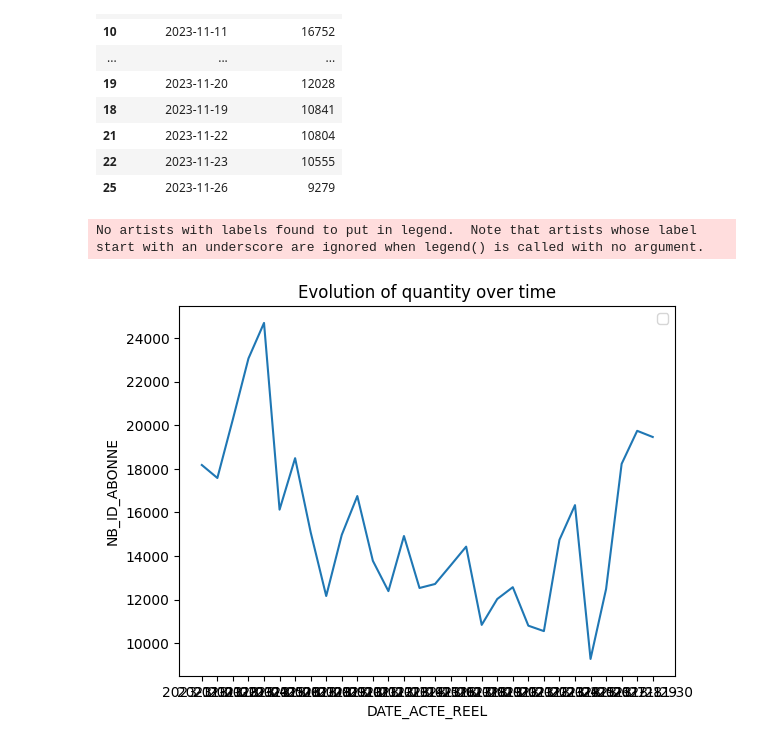
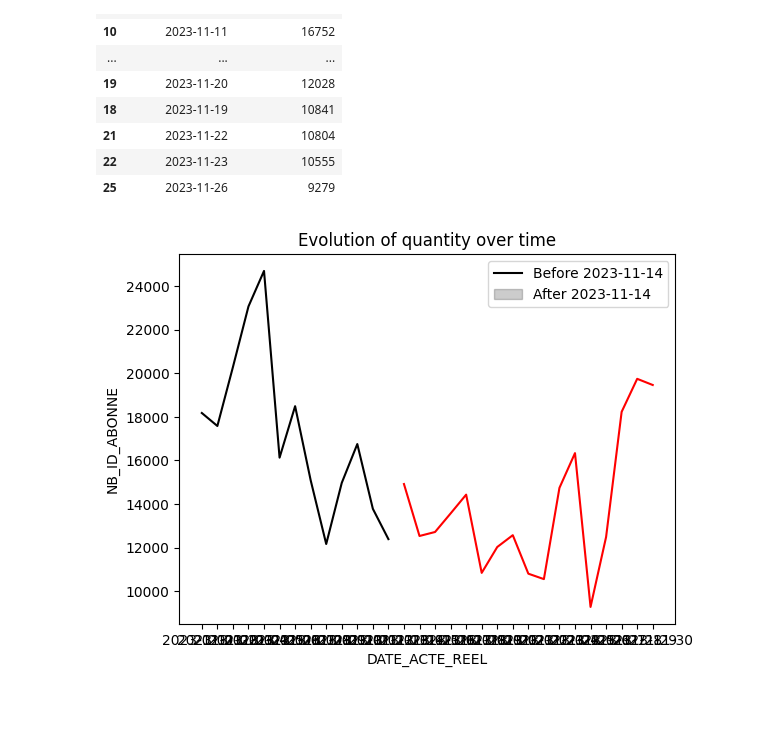
Before and after one commit to Statapp-CANAL/Statapp-CANAL, a Jupyter notebook: Data_operations/antoine.ipynb, the cells around one changed output. Drawn from its saved outputs; the diff is of its cells as text; code cells hidden in the pictures; blank space fills up the shorter version.

```diff
--- a/Data_operations/antoine.ipynb
+++ b/Data_operations/antoine.ipynb
@@ -136,13 +172,16 @@ df_repartition_promo
 | 22 | 2023-11-23 | 10555 |
 | 25 | 2023-11-26 | 9279 |
 # %%
-sns.lineplot(x='DATE_ACTE_REEL', y='NB_ID_ABONNE', data=df_repartition_promo.sort_values(by='DATE_ACTE_REEL'))
+before_date = df_repartition_promo[df_repartition_promo['DATE_ACTE_REEL'] < '2023-11-14']
+after_date = df_repartition_promo[df_repartition_promo['DATE_ACTE_REEL'] >= '2023-11-14']
+
+sns.lineplot(x='DATE_ACTE_REEL', y='NB_ID_ABONNE', data=before_date.sort_values(by='DATE_ACTE_REEL'), color='black')
+sns.lineplot(x='DATE_ACTE_REEL', y='NB_ID_ABONNE', data=after_date.sort_values(by='DATE_ACTE_REEL'), color='red')
 
 plt.title('Evolution of quantity over time')
 plt.xlabel('DATE_ACTE_REEL')
 plt.ylabel('NB_ID_ABONNE')
-plt.legend()
+plt.legend(['Before 2023-11-14', 'After 2023-11-14'])
 plt.show()
 # %% [output]
-No artists with labels found to put in legend.  Note that artists whose label start with an underscore are ignored when legend() is called with no argument.
-[figure, old version]
+[figure, new version]
```
Also changed, not shown: parts of 9 cells of this notebook, 2 other files.
